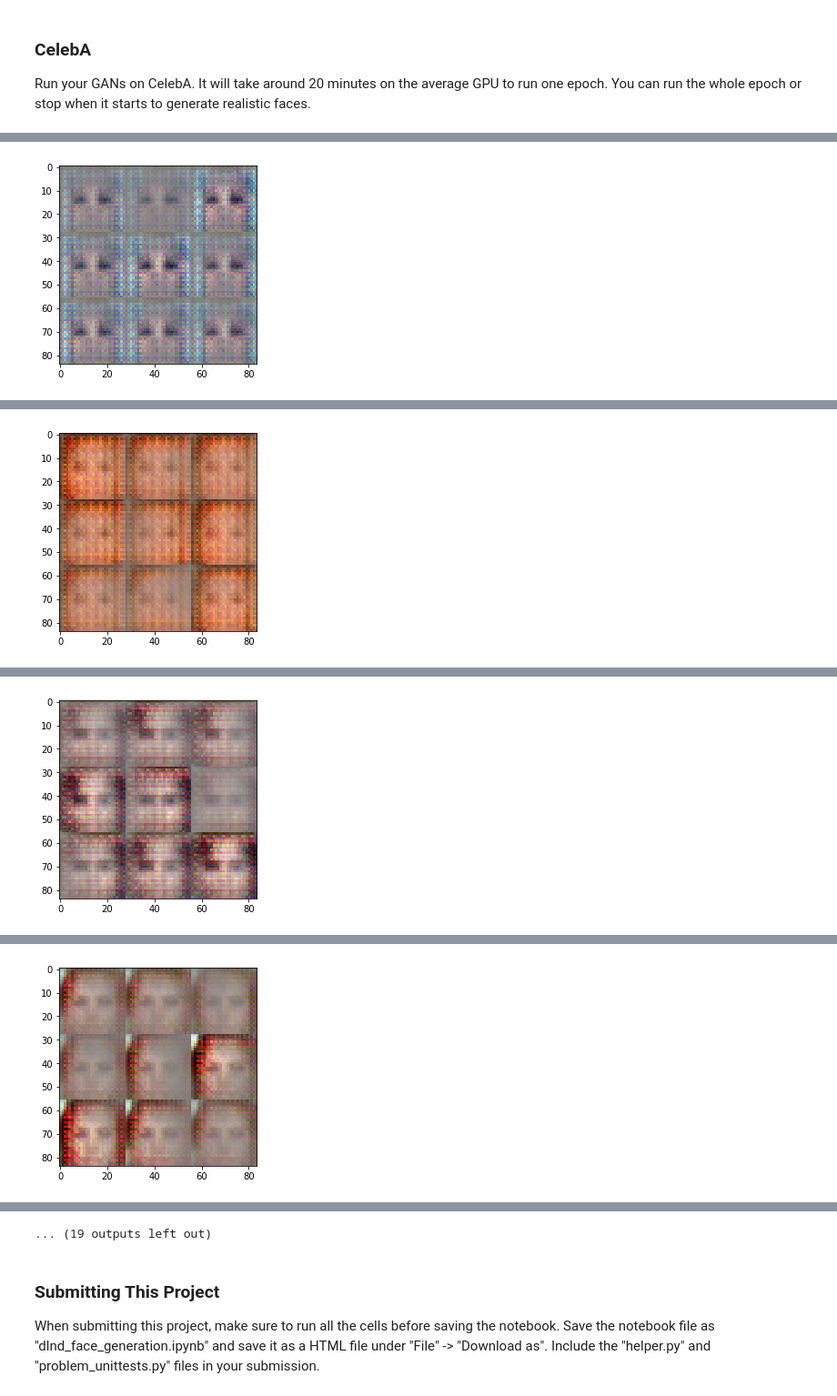
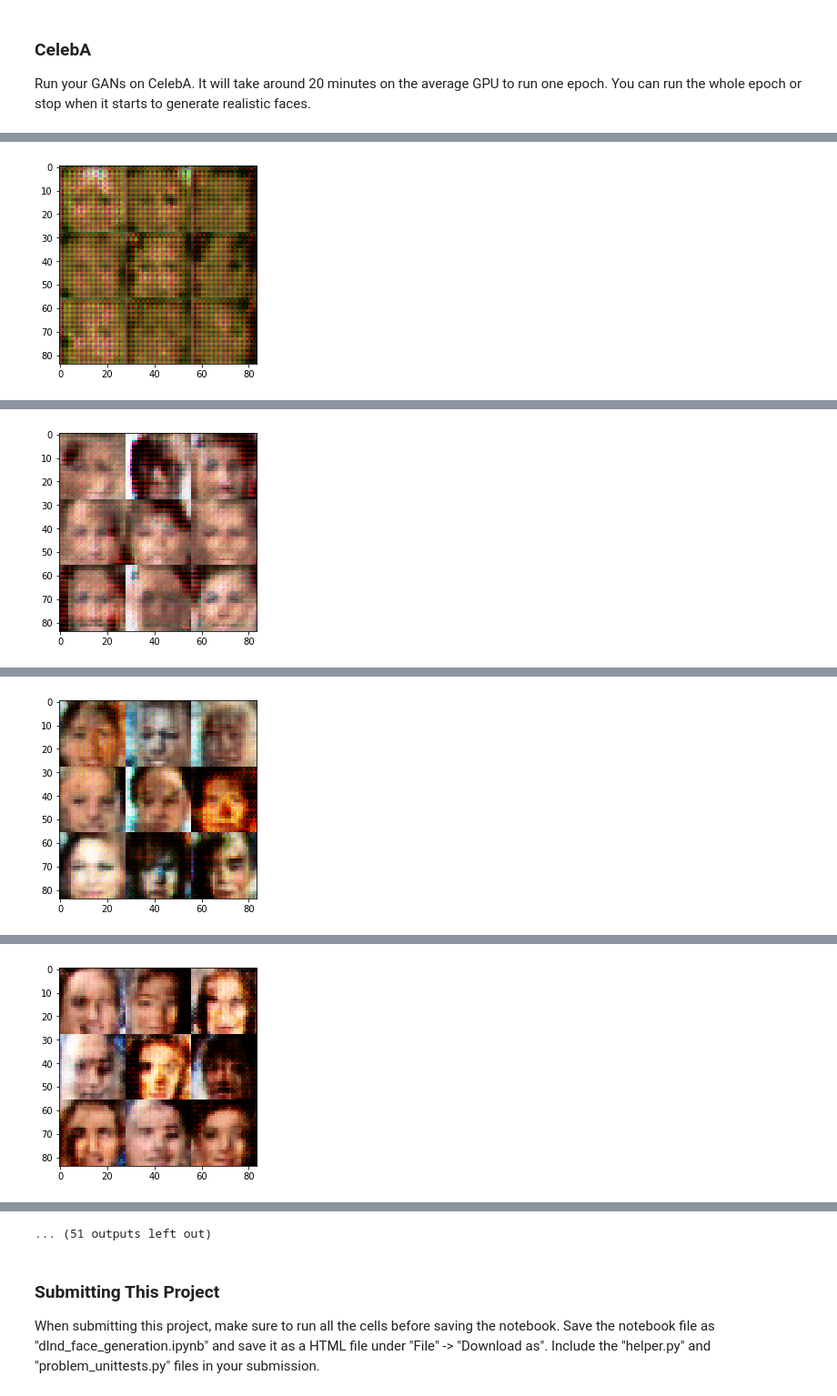
Before and after one commit to voyageth/deep-learning, a Jupyter notebook: face_generation/dlnd_face_generation.ipynb, the cells around one changed output, grey strips where cells are left out. Shown at 91% size. Drawn from its saved outputs; the diff is of its cells as text; code cells hidden in the pictures.

```diff
--- a/face_generation/dlnd_face_generation.ipynb
+++ b/face_generation/dlnd_face_generation.ipynb
@@ -186,22 +196,22 @@ def generator(z, out_channel_dim, is_train=True):
         x1 = tf.layers.dense(z, 7 * 7 * 512)
 
         #  reshape
-        x1 = tf.reshape(x1, (-1, 7, 7,512))
-#         x1 = tf.layers.batch_normalization(x1, training=is_train)
+        x1 = tf.reshape(x1, (-1, 7, 7, 512))
+        x1 = tf.layers.batch_normalization(x1, training=is_train)
         x1 = tf.nn.relu(x1)
 
         # conv1
-        x2 = tf.layers.conv2d_transpose(x1, 256, 5, strides=1, padding='same')
-#         x2 = tf.layers.batch_normalization(x2, training=is_train)
+        x2 = tf.layers.conv2d_transpose(x1, 256, 3, strides=2, padding='same', activation=None)
+        x2 = tf.layers.batch_normalization(x2, training=is_train)
         x2 = tf.nn.relu(x2)
 
         # conv2
-        x3 = tf.layers.conv2d_transpose(x2, 128, 5, strides=2, padding='same')
-#         x3 = tf.layers.batch_normalization(x3, training=is_train)
+        x3 = tf.layers.conv2d_transpose(x2, 128, 3, strides=2, padding='same', activation=None)
+        x3 = tf.layers.batch_normalization(x3, training=is_train)
         x3 = tf.nn.relu(x3)
 
         # out
-        logits = tf.layers.conv2d_transpose(x3, out_channel_dim, 5, strides=2, padding='same')
+        logits = tf.layers.conv2d_transpose(x3, out_channel_dim, 3, strides=1, padding='same', activation=None)
         out = tf.tanh(logits)
 
         return out
@@ -232,7 +242,7 @@ def model_loss(input_real, input_z, out_channel_dim):
     d_model_real, d_logits_real = discriminator(input_real, reuse=False)
     d_model_fake, d_logits_fake = discriminator(g_model, reuse=True)
 
-    d_loss_real = tf.reduce_mean(tf.nn.sigmoid_cross_entropy_with_logits(logits=d_logits_real, labels=tf.ones_like(d_model_real)))
+    d_loss_real = tf.reduce_mean(tf.nn.sigmoid_cross_entropy_with_logits(logits=d_logits_real, labels=tf.ones_like(d_model_real)*0.9))
     d_loss_fake = tf.reduce_mean(tf.nn.sigmoid_cross_entropy_with_logits(logits=d_logits_fake, labels=tf.zeros_like(d_model_fake)))
     g_loss = tf.reduce_mean(tf.nn.sigmoid_cross_entropy_with_logits(logits=d_logits_fake, labels=tf.ones_like(d_model_fake)))
     d_loss = d_loss_real + d_loss_fake
@@ -264,8 +274,10 @@ def model_opt(d_loss, g_loss, learning_rate, beta1):
     d_vars = [var for var in t_vars if var.name.startswith('discriminator')]
     g_vars = [var for var in t_vars if var.name.startswith('generator')]
 
-    d_train_opt = tf.train.AdamOptimizer(learning_rate, beta1=beta1).minimize(d_loss, var_list=d_vars)
-    g_train_opt = tf.train.AdamOptimizer(learning_rate, beta1=beta1).minimize(g_loss, var_list=g_vars)
+    update_ops = tf.get_collection(tf.GraphKeys.UPDATE_OPS)
+    with tf.control_dependencies(update_ops):
+        d_train_opt = tf.train.AdamOptimizer(learning_rate, beta1=beta1).minimize(d_loss, var_list=d_vars)
+        g_train_opt = tf.train.AdamOptimizer(learning_rate, beta1=beta1).minimize(g_loss, var_list=g_vars)
 
     return d_train_opt, g_train_opt
 
@@ -346,10 +358,12 @@ def train(epoch_count, batch_size, z_dim, learning_rate, beta1, get_batches, dat
                 steps += 1
 
                 batch_z = np.random.uniform(-1, 1, size=(batch_size, z_dim))
+                batch_images = batch_images * 2
 
                 _ = sess.run(d_opt, feed_dict={inputs_real: batch_images, inputs_z: batch_z,
                                                inputs_learning_rate: learning_rate})
-                _ = sess.run(g_opt, feed_dict={inputs_z: batch_z, inputs_learning_rate: learning_rate})
+                _ = sess.run(g_opt, feed_dict={inputs_real: batch_images, inputs_z: batch_z,
+                                               inputs_learning_rate: learning_rate})
 
                 if steps % 10 == 0:
                     train_loss_d = sess.run(d_loss, feed_dict={inputs_real: batch_images, inputs_z: batch_z})
@@ -454,9 +468,9 @@ Epoch 2/2 Discriminator Loss: 0.3558 Generator Loss: 2.2648
 ### CelebA
 Run your GANs on CelebA.  It will take around 20 minutes on the average GPU to run one epoch.  You can run the whole epoch or stop when it starts to generate realistic faces.
 # %%
-batch_size = 128
+batch_size = 64
 z_dim = 100
-learning_rate = 0.0003
+learning_rate = 0.002
 beta1 = 0.5
 
 
@@ -484 +498 @@ Epoch 1/1 Discriminator Loss: 1.2445 Generator Loss: 0.7405
-[figure, old version]
+[figure, new version]
@@ -495 +509 @@ Epoch 1/1 Discriminator Loss: 1.1918 Generator Loss: 0.7400
-[figure, old version]
+[figure, new version]
@@ -506 +520 @@ Epoch 1/1 Discriminator Loss: 1.2712 Generator Loss: 0.8940
-[figure, old version]
+[figure, new version]
@@ -517 +531 @@ Epoch 1/1 Discriminator Loss: 1.9048 Generator Loss: 0.3870
-[figure, old version]
+[figure, new version]
@@ -540,4 +554,4 @@ Epoch 1/1 Discriminator Loss: 1.0017 Generator Loss: 0.9964
-... (19 outputs left out)
+... (51 outputs left out)
 # %% [markdown]
 ### Submitting This Project
 When submitting this project, make sure to run all the cells before saving the notebook. Save the notebook file as "dlnd_face_generation.ipynb" and save it as a HTML file under "File" -> "Download as". Include the "helper.py" and "problem_unittests.py" files in your submission.
```
Also changed, not shown: parts of 3 cells of this notebook, 1 other file.
